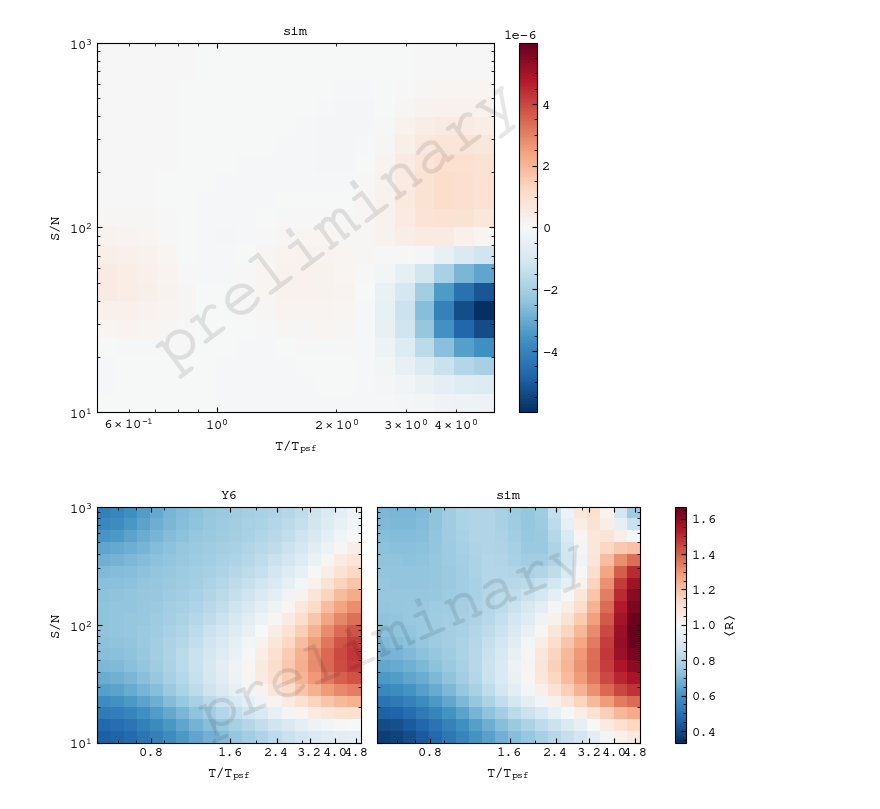
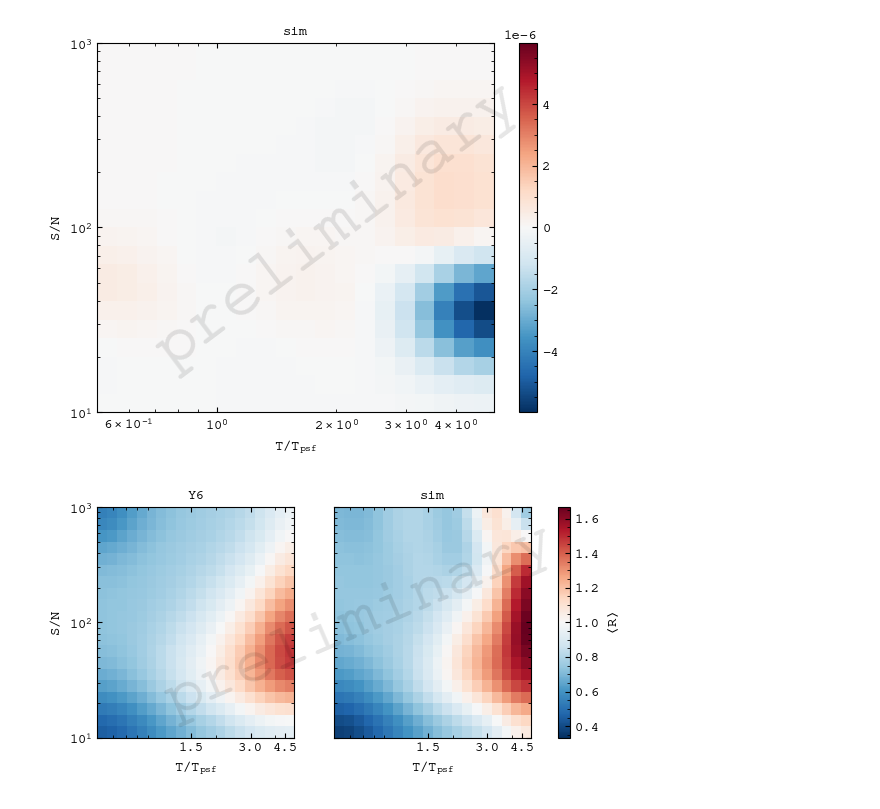
Before and after one commit to sidneymau/des-y6-image-sims-analysis, a Jupyter notebook: notebooks/2025_02_24_response-grid/dev.ipynb, the cells around one changed output. Cells and saved outputs as stored; diff of their text form; code cells hidden in the pictures.

```diff
--- a/notebooks/2025_02_24_response-grid/dev.ipynb
+++ b/notebooks/2025_02_24_response-grid/dev.ipynb
@@ -67,7 +46,7 @@ plt.show()
 # %% [output]
 [figure]
 # %%
-def _get_response_grid(shear_step, snr_bins, size_ratio_bins, weight=True):
+def _get_response_grid(shear_step, snr_bins, size_ratio_bins, weight=False):
     if weight:
         statistic = "sum"
     else:
@@ -208,7 +187,7 @@ def _get_response_grid(shear_step, snr_bins, size_ratio_bins, weight=True):
 
     return smooth_response_sim, snr_bins, size_ratio_bins
 # %%
-def get_response_grid(snr_bins, size_ratio_bins, weight=True):
+def get_response_grid(snr_bins, size_ratio_bins, weight=False):
     shear_step_plus = "g1_slice=0.02__g2_slice=0.00__g1_other=0.00__g2_other=0.00__zlow=0.0__zhigh=6.0"
     shear_step_minus = "g1_slice=-0.02__g2_slice=0.00__g1_other=0.00__g2_other=0.00__zlow=0.0__zhigh=6.0"
 
@@ -219,7 +198,7 @@ def get_response_grid(snr_bins, size_ratio_bins, weight=True):
 
     return smooth_response_sim, snr_bins, size_ratio_bins
 # %%
-smooth_response_sim, _, _ = get_response_grid(snr_bins, size_ratio_bins, weight=False)
+smooth_response_sim, _, _ = get_response_grid(snr_bins, size_ratio_bins)
 # %%
 smooth_response_sim_weighted, _, _ = get_response_grid(snr_bins, size_ratio_bins, weight=True)
 # %%
@@ -274,7 +253,7 @@ plt.show()
 # %% [output]
 [figure]
 # %%
-fig, axs = plt.subplots(1, 2, figsize=(7, 3), sharex=True, sharey=True, constrained_layout=True)
+fig, axs = plt.subplots(1, 2, figsize=(7, 3), sharex=True, sharey=True)
 
 norm = mpl.colors.CenteredNorm(1.0)
 cmap = "RdBu_r"
@@ -290,33 +269,32 @@ axs[0].pcolormesh(
     size_ratio_bins,
     snr_bins,
     smooth_response,
     norm=norm,
     cmap=cmap,
 )
 
 axs[0].set_xscale("log")
 axs[0].set_yscale("log")
 
 axs[0].xaxis.set_major_formatter(mpl.ticker.ScalarFormatter())
 axs[0].xaxis.set_minor_formatter(mpl.ticker.NullFormatter())
 axs[0].xaxis.set_major_locator(mpl.ticker.MaxNLocator(nbins="auto"))
 
 axs[0].set_xlabel("$T/T_{psf}$")
 axs[1].set_xlabel("$T/T_{psf}$")
 axs[0].set_ylabel("$S/N$")
 
 axs[0].set_title("Y6")
 axs[1].set_title("sim")
 
-# plt.colorbar(m)
 fig.colorbar(
     mpl.cm.ScalarMappable(norm=norm, cmap=cmap),
     ax=axs.ravel().tolist(),
     label="$〈R〉$",
 )
 
-watermark(fig)
+lib.plotting.watermark(fig)
 
 plt.show()
 # %% [output]
-[figure, old version]
+[figure, new version]
```
Also changed, not shown: parts of 5 cells of this notebook.
